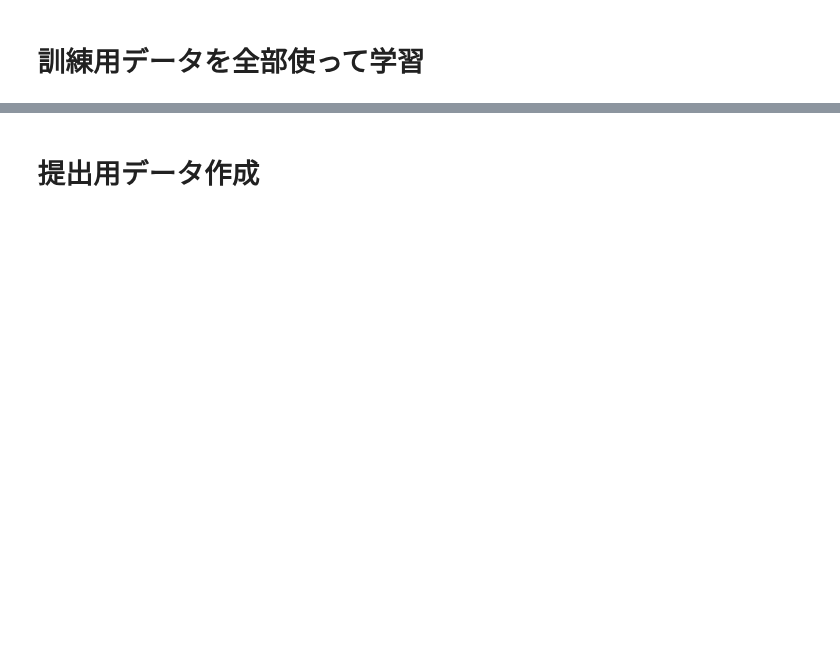
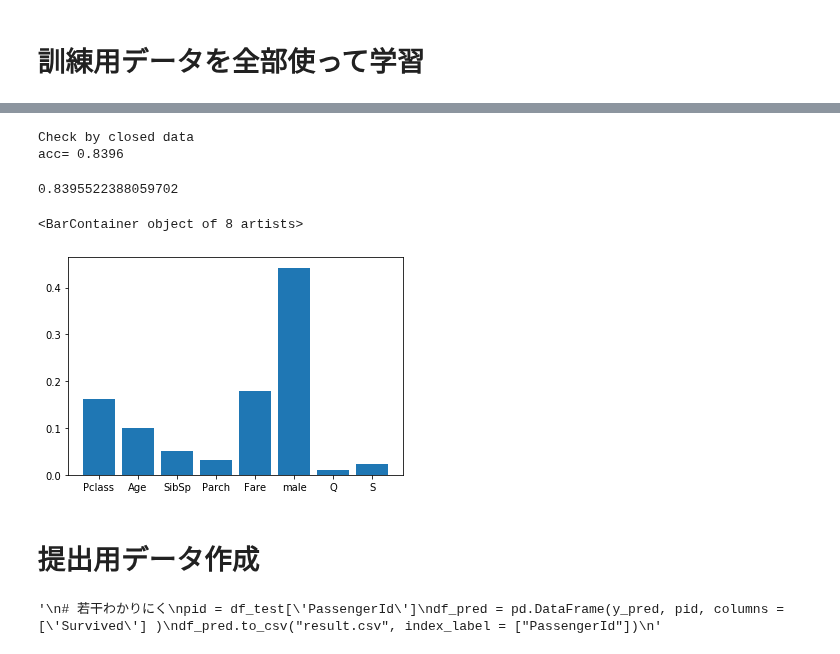
Before and after one commit to t2240013/hello-world, a Jupyter notebook: Titanic/titanic.ipynb, the cells around one changed output, grey strips where cells are left out. Drawn from its saved outputs; the diff is of its cells as text; code cells hidden in the pictures; blank space fills up the shorter version.

```diff
--- a/Titanic/titanic.ipynb
+++ b/Titanic/titanic.ipynb
@@ -95,0 +188,3 @@ del clf
+# %%
+df_train = conv_cate_feat( df_train, ['Sex','Embarked'])
+df_test = conv_cate_feat( df_test, ['Sex','Embarked'])
@@ -95,0 +211,4 @@ del clf
+# %%
+df_train.drop(['PassengerId','Name','Ticket'],axis=1,inplace=True) # colum 方向に縮退させるのでをaxis=1
+df_pid_test = df_test[['PassengerId']] # 提出データ作成用に保存
+df_test.drop(['PassengerId','Name','Ticket'],axis=1,inplace=True)
@@ -95,0 +217,8 @@ del clf
+# %%
+df_train_X = df_train.drop(['Survived'],axis=1)
+df_train_y = df_train['Survived']
+df_test_X = df_test
+
+display( df_train_X.head())
+display( df_test_X.head())
+display( df_train_y.head() )
@@ -105,0 +372,3 @@ y_pred = clf.predict( X_test )
+# %%
+clf= RandomForestClassifier(n_estimators=500,criterion='entropy', max_depth=4,random_state=0)
+clf.fit( df_train_X, df_train_y)
@@ -105,0 +383,14 @@ y_pred = clf.predict( X_test )
+# %%
+print( 'Check by closed data' )
+X_train, X_vali, y_train, y_vali = train_test_split( df_train_X, df_train_y, test_size=0.3 )
+p_vali = clf.predict( X_vali )
+get_acc( p_vali, y_vali)
+# %% [output]
+Check by closed data
+acc= 0.8396
+0.8395522388059702
+# %%
+plt.bar( df_train_X.keys(), clf.feature_importances_ )
+# %% [output]
+<BarContainer object of 8 artists>
+[figure, added]
@@ -106,6 +401,11 @@ y_pred = clf.predict( X_test )
 # %% [markdown]
 # 提出用データ作成
 # %%
+"""
+# 若干わかりにく
 pid = df_test['PassengerId']
 df_pred = pd.DataFrame(y_pred, pid, columns = ['Survived'] )
 df_pred.to_csv("result.csv", index_label = ["PassengerId"])
+"""
+# %% [output]
+'\n# 若干わかりにく\npid = df_test[\'PassengerId\']\ndf_pred = pd.DataFrame(y_pred, pid, columns = [\'Survived\'] )\ndf_pred.to_csv("result.csv", index_label = ["PassengerId"])\n'
```
Also changed, not shown: parts of 69 cells of this notebook.
